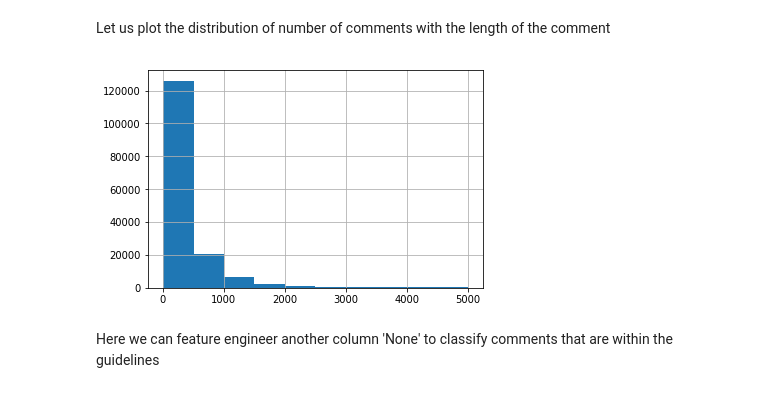
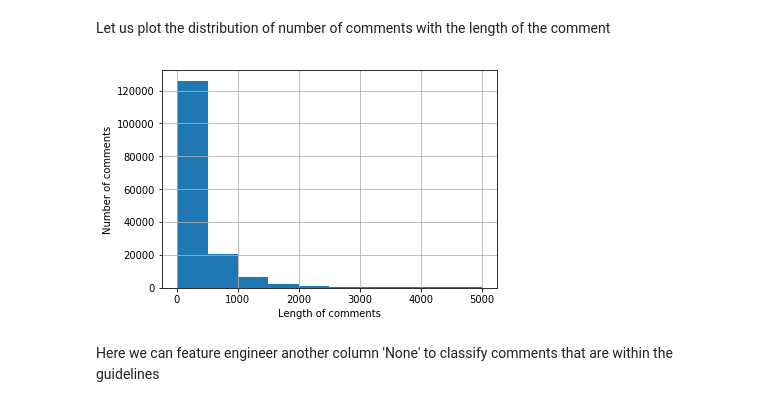
Before and after one commit to raghav96/datascience, a Jupyter notebook: Toxic Comment Dataset Challenge.ipynb, the cells around one changed output. Drawn from its saved outputs; the diff is of its cells as text; code cells hidden in the pictures.

Commit message:
Toxic comment challenge

```diff
--- a/Toxic Comment Dataset Challenge.ipynb
+++ b/Toxic Comment Dataset Challenge.ipynb
@@ -95,11 +97,13 @@ lengths.mean(), lengths.std(), lengths.max()
 (394.0732213246768, 590.7202819048923, 5000)
 # %% [markdown]
 Let us plot the distribution of number of comments with the length of the comment
-# %%
-lengths.hist()
-plt.show()
-# %% [output]
-[figure, removed]
+# %%
+lengths.hist()
+plt.ylabel('Number of comments')
+plt.xlabel('Length of comments')
+plt.show()
+# %% [output]
+[figure, added]
 # %% [markdown]
 Here we can feature engineer another column 'None' to classify comments that are within the guidelines
 # %%
```
Also changed, not shown: parts of 15 cells of this notebook.
